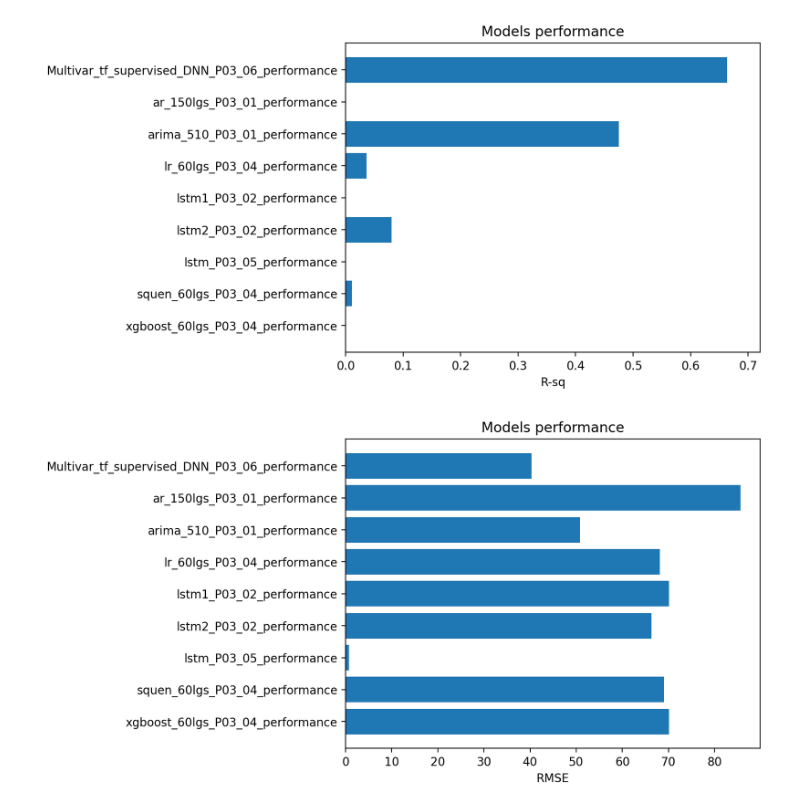
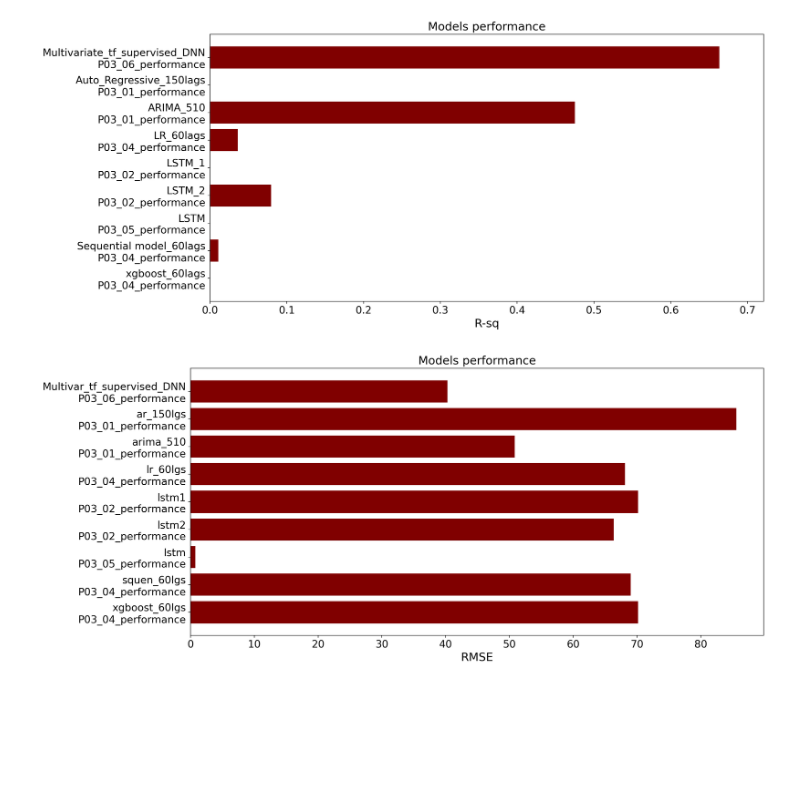
Before and after one commit to Atashnezhad/CME_forcast, a Jupyter notebook: Codes/model_comparison.ipynb, the cells around one changed output. Drawn from its saved outputs; the diff is of its cells as text; code cells hidden in the pictures; blank space fills up the shorter version.

Commit message:
perfor

```diff
--- a/Codes/model_comparison.ipynb
+++ b/Codes/model_comparison.ipynb
@@ -35,15 +35,15 @@ with open("../Data/xgboost_60lgs_P03_04_performance.json", 'r') as f:
     xgboost_60lgs_P03_04_performance = json.load(f)
 # %%
 model_names = [
-    'Multivar_tf_supervised_DNN_P03_06_performance',
-    'ar_150lgs_P03_01_performance',
-    'arima_510_P03_01_performance',
-    'lr_60lgs_P03_04_performance',
-    'lstm1_P03_02_performance',
-    'lstm2_P03_02_performance',
-    'lstm_P03_05_performance',
-    'squen_60lgs_P03_04_performance',
-    'xgboost_60lgs_P03_04_performance']
+    'Multivariate_tf_supervised_DNN\nP03_06_performance',
+    'Auto_Regressive_150lags\nP03_01_performance',
+    'ARIMA_510\nP03_01_performance',
+    'LR_60lags\nP03_04_performance',
+    'LSTM_1\nP03_02_performance',
+    'LSTM_2\nP03_02_performance',
+    'LSTM\nP03_05_performance',
+    'Sequential model_60lags\nP03_04_performance',
+    'xgboost_60lags\nP03_04_performance']
 
 
 
@@ -71,30 +71,39 @@ xgboost_60lgs_P03_04_performance['rmse']]
 # %%
 
 
 
 plt.rcdefaults()
-fig, ax = plt.subplots()
+fig, ax = plt.subplots(figsize=(16,7))
 
 # Example data
 # people = model_names
 y_pos = np.arange(len(model_names))
 performance = performances_rsq
 error = np.random.rand(len(model_names))
 
-ax.barh(y_pos, performance, align='center')
+
+# color = []
+
+
+ax.barh(y_pos, performance, align='center', color='maroon')
 ax.set_yticks(y_pos)
 ax.set_yticklabels(model_names)
 ax.invert_yaxis()  # labels read top-to-bottom
-ax.set_xlabel('R-sq')
-ax.set_title('Models performance')
+ax.set_xlabel('R-sq', fontsize=18)
+ax.set_title('Models performance', fontsize=18)
+plt.xticks(fontsize=16), plt.yticks(fontsize=16)
+
 plt.xlim(0,)
+
+fig.set_tight_layout(True)
+
 plt.savefig("../Figures/" + section_fig_main_title + "model_performance_r2.png")
 plt.show()
 # %% [output]
-[figure, old version]
+[figure, new version]
 # %%
 plt.rcdefaults()
-fig, ax = plt.subplots()
+fig, ax = plt.subplots(figsize=(16,7))
 
 # Example data
 # people = model_names
@@ -102,14 +111,17 @@ y_pos = np.arange(len(model_names))
 performance = performances_rmse
 error = np.random.rand(len(model_names))
 
-ax.barh(y_pos, performance, align='center')
+ax.barh(y_pos, performance, align='center', color='maroon')
 ax.set_yticks(y_pos)
 ax.set_yticklabels(model_names)
 ax.invert_yaxis()  # labels read top-to-bottom
-ax.set_xlabel('RMSE')
-ax.set_title('Models performance')
+ax.set_xlabel('RMSE', fontsize=18)
+ax.set_title('Models performance', fontsize=18)
+plt.xticks(fontsize=16), plt.yticks(fontsize=16)
+fig.set_tight_layout(True)
+
 plt.savefig("../Figures/" + section_fig_main_title + "model_performance_RMSE.png")
 
 plt.show()
 # %% [output]
-[figure, old version]
+[figure, new version]
```
Also changed, not shown: 3 other files.
